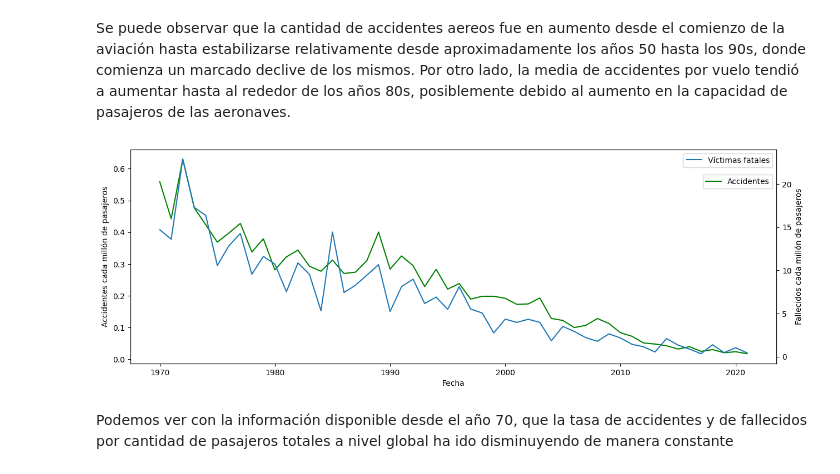
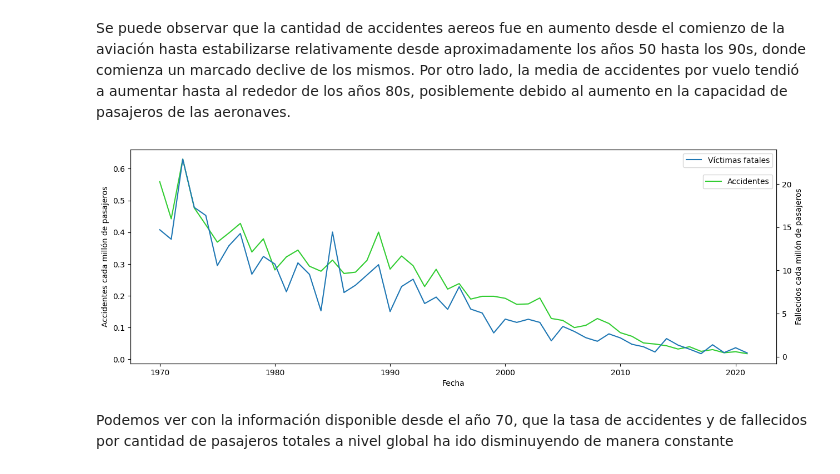
Before and after one commit to oOOoutsiderOOo/PIDA-Henry, a Jupyter notebook: EDA.ipynb, the cells around one changed output. Drawn from its saved outputs; the diff is of its cells as text; code cells hidden in the pictures.

```diff
--- a/EDA.ipynb
+++ b/EDA.ipynb
@@ -92,12 +94,12 @@ accidentes_por_año_1970_2021['Accidentes cada millón de pasajeros'] = accident
 accidentes_por_año_1970_2021['Fallecidos cada millón de pasajeros'] = accidentes_por_año_1970_2021['Total fallecidos'] / (accidentes_por_año_1970_2021['Total pasajeros'] / 1000000)
 # %%
 fig, ax = plt.subplots(figsize=(15, 5))
-sns.lineplot(data=accidentes_por_año_1970_2021, x='Fecha', y='Accidentes cada millón de pasajeros', color='green', label='Accidentes')
+sns.lineplot(data=accidentes_por_año_1970_2021, x='Fecha', y='Accidentes cada millón de pasajeros', color='limegreen', label='Accidentes')
 plt.twinx()
 sns.lineplot(data=accidentes_por_año_1970_2021, x='Fecha', y='Fallecidos cada millón de pasajeros', label='Víctimas fatales')
 sns.move_legend(ax, "upper right", ncol=2, bbox_to_anchor=(1, 0.9))
 # %% [output]
-[figure, old version]
+[figure, new version]
 # %% [markdown]
 Podemos ver con la información disponible desde el año 70, que la tasa de accidentes y de fallecidos por cantidad de pasajeros totales a nivel global ha ido disminuyendo de manera constante
 # %% [markdown]
```
Also changed, not shown: parts of 42 cells of this notebook, 5 other files.
